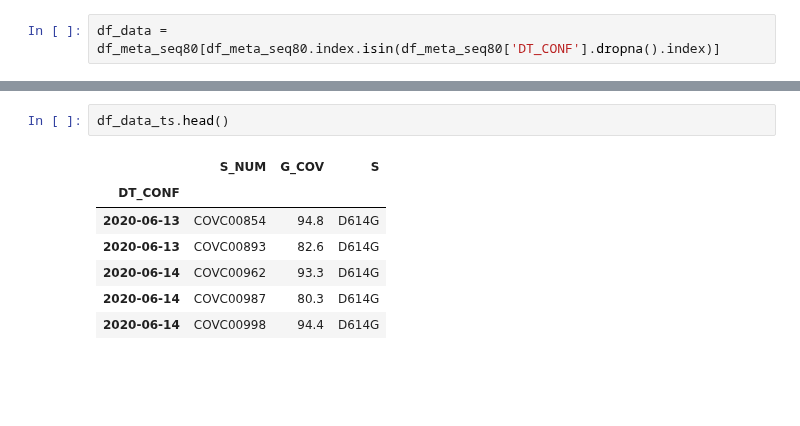
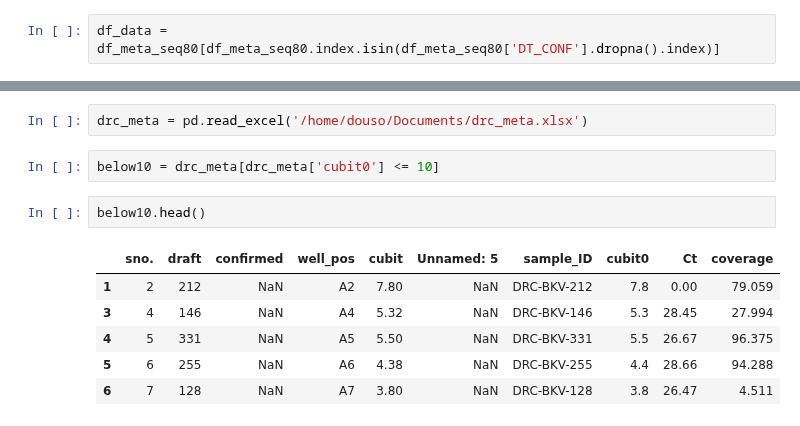
Before and after one commit to ousodaniel/SARS-CoV-2-Data-Workflows, a Jupyter notebook: track-spike-muts.ipynb, the cells around one changed output, grey strips where cells are left out. Cells and saved outputs as stored; diff of their text form; blank space fills up the shorter version.

```diff
--- a/track-spike-muts.ipynb
+++ b/track-spike-muts.ipynb
@@ -71,10 +176,13 @@ df_data_ts['S'] = df_data_ts['S'].str.rstrip(', ')
+# %%
+drc_meta = pd.read_excel('/home/douso/Documents/drc_meta.xlsx')
+# %%
+below10 = drc_meta[drc_meta['cubit0'] <= 10]
 # %%
-df_data_ts.head()
+below10.head()
 # %% [output]
-|  | S_NUM | G_COV | S |
-| DT_CONF |  |  |  |
-| 2020-06-13 | COVC00854 | 94.8 | D614G |
-| 2020-06-13 | COVC00893 | 82.6 | D614G |
-| 2020-06-14 | COVC00962 | 93.3 | D614G |
-| 2020-06-14 | COVC00987 | 80.3 | D614G |
-| 2020-06-14 | COVC00998 | 94.4 | D614G |
+|  | sno. | draft | confirmed | well_pos | cubit | Unnamed: 5 | sample_ID | cubit0 | Ct | coverage |
+| 1 | 2 | 212 | NaN | A2 | 7.80 | NaN | DRC-BKV-212 | 7.8 | 0.00 | 79.059 |
+| 3 | 4 | 146 | NaN | A4 | 5.32 | NaN | DRC-BKV-146 | 5.3 | 28.45 | 27.994 |
+| 4 | 5 | 331 | NaN | A5 | 5.50 | NaN | DRC-BKV-331 | 5.5 | 26.67 | 96.375 |
+| 5 | 6 | 255 | NaN | A6 | 4.38 | NaN | DRC-BKV-255 | 4.4 | 28.66 | 94.288 |
+| 6 | 7 | 128 | NaN | A7 | 3.80 | NaN | DRC-BKV-128 | 3.8 | 26.47 | 4.511 |
```
Also changed, not shown: parts of 23 cells of this notebook.
